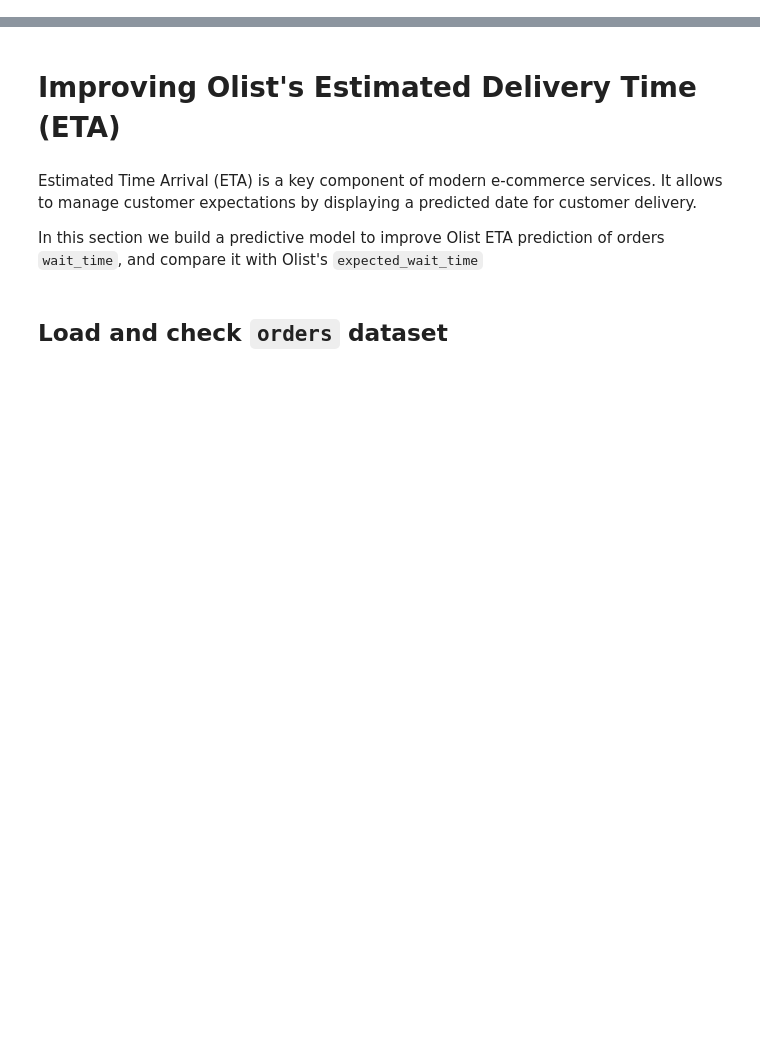
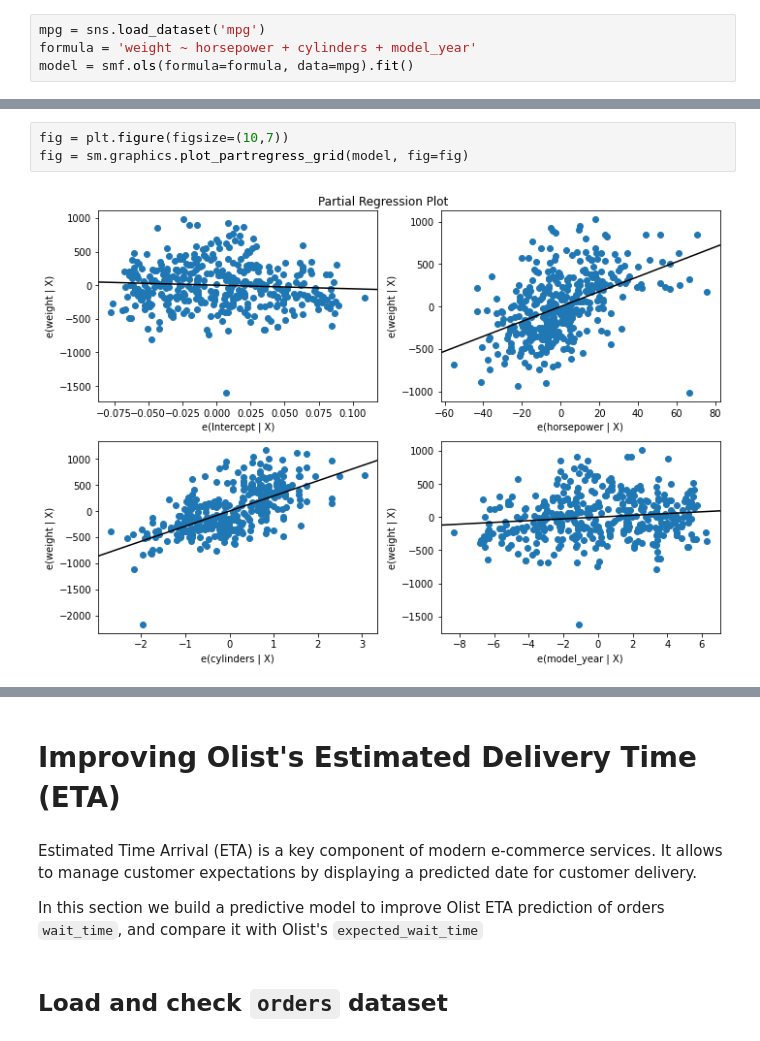
Before and after one commit to smhurf/lewagon_challenges, a Jupyter notebook: 04-Decision-Science/03-Linear-Regression/Recap/delivery_time.ipynb, the cells around one changed output, grey strips where cells are left out. Cells and saved outputs as stored; diff of their text form; blank space fills up the shorter version.

```diff
--- a/04-Decision-Science/03-Linear-Regression/Recap/delivery_time.ipynb
+++ b/04-Decision-Science/03-Linear-Regression/Recap/delivery_time.ipynb
@@ -0,0 +19,4 @@
+# %%
+mpg = sns.load_dataset('mpg')
+formula = 'weight ~ horsepower + cylinders + model_year'
+model = smf.ols(formula=formula, data=mpg).fit()
@@ -0,0 +43,5 @@
+# %%
+fig = plt.figure(figsize=(10,7))
+fig = sm.graphics.plot_partregress_grid(model, fig=fig)
+# %% [output]
+[figure, added]
```
Also changed, not shown: parts of 56 cells of this notebook, 37 other files.
